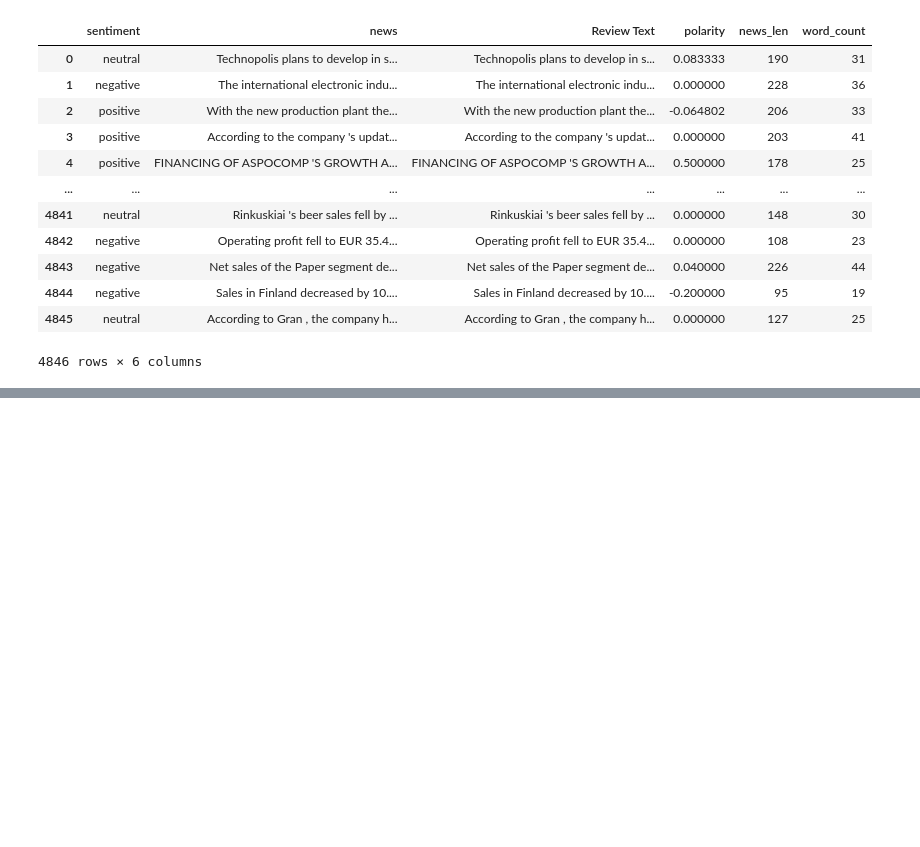
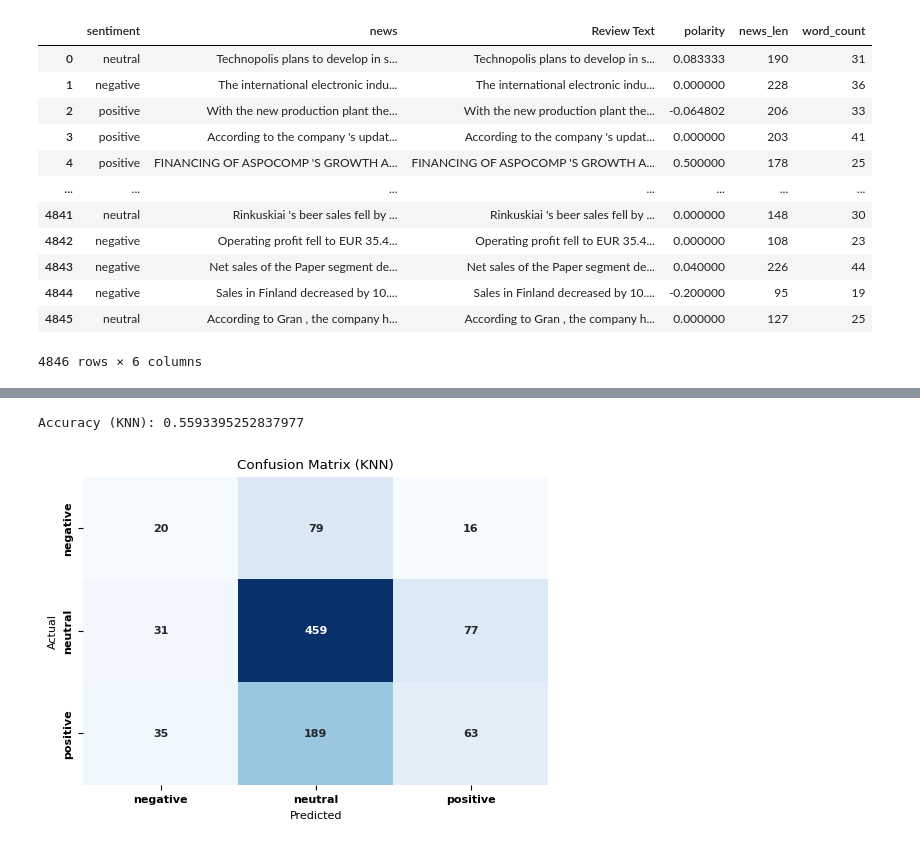
Before and after one commit to root-Manas/Finsen, a Jupyter notebook: models/Finsen-main-local.ipynb, the cells around one changed output, grey strips where cells are left out. Saved outputs shown, nothing was run; the diff lists cells and outputs as text; code cells hidden in the pictures; blank space fills up the shorter version.

```diff
--- a/models/Finmodel.ipynb
+++ b/models/Finsen-main-local.ipynb
@@ -554,0 +641,23 @@ go.Figure(data=data, layout=layout)
+# %%
+# --- KNN MODEL ---
+# Train KNN classifier
+knn = KNeighborsClassifier(n_neighbors=5)
+knn.fit(X_train, y_train)
+
+# Predictions and evaluation for KNN
+y_pred_knn = knn.predict(X_test)
+accuracy_knn = accuracy_score(y_test, y_pred_knn)
+print(f"Accuracy (KNN): {accuracy_knn}")
+
+# Confusion Matrix for KNN
+cm_knn = confusion_matrix(y_test, y_pred_knn)
+plt.figure(figsize=(6, 4))
+sns.heatmap(cm_knn, annot=True, fmt='d', cmap='Blues', cbar=False,
+            xticklabels=le.classes_, yticklabels=le.classes_)
+plt.title('Confusion Matrix (KNN)')
+plt.xlabel('Predicted')
+plt.ylabel('Actual')
+plt.show()
+# %% [output]
+Accuracy (KNN): 0.5593395252837977
+[figure, added]
```
Also changed, not shown: parts of 23 cells of this notebook, 3 other files.
